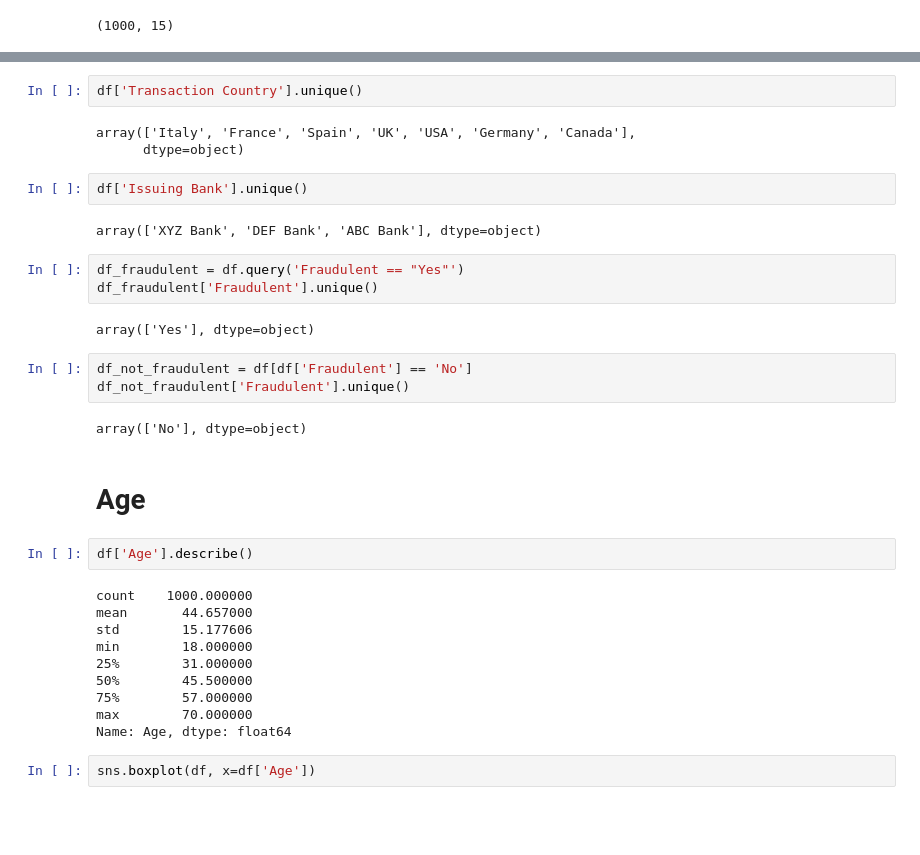
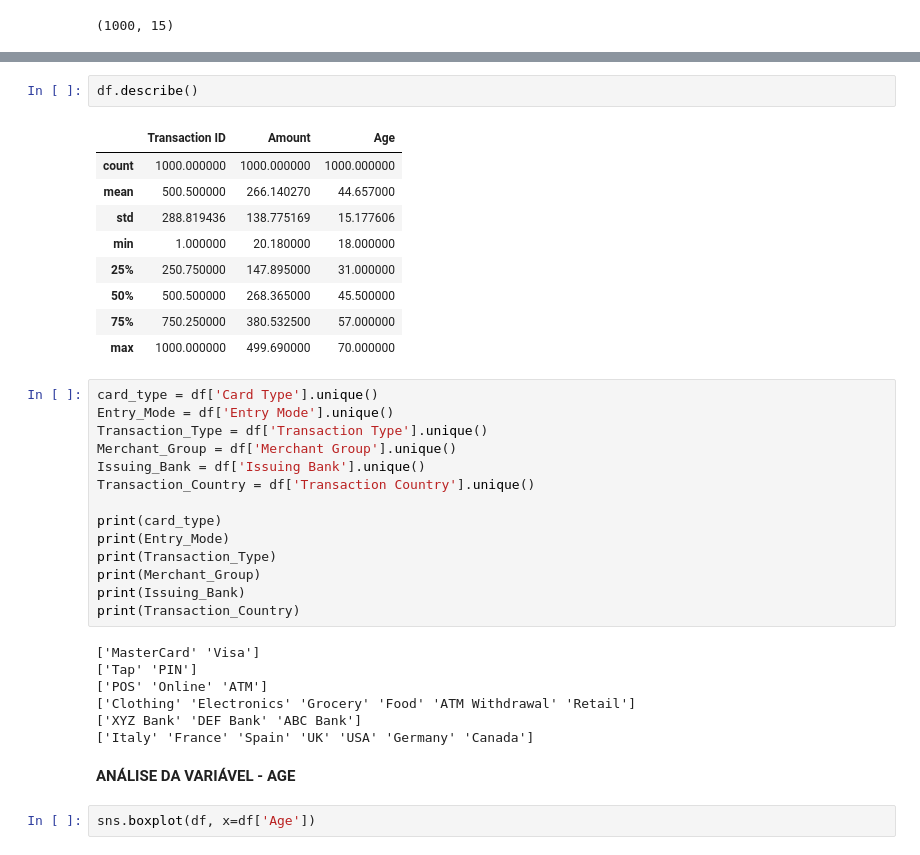
Before and after one commit to gseganzerla/trab, a Jupyter notebook: deep-learning.ipynb, the cells around one changed output, grey strips where cells are left out. Saved outputs shown, nothing was run; the diff lists cells and outputs as text; blank space fills up the shorter version.

```diff
--- a/deep-learning.ipynb
+++ b/deep-learning.ipynb
@@ -64,36 +81,38 @@ array(['Clothing', 'Electronics', 'Grocery', 'Food', 'ATM Withdrawal',
-# %%
-df['Transaction Country'].unique()
-# %% [output]
-array(['Italy', 'France', 'Spain', 'UK', 'USA', 'Germany', 'Canada'],
-      dtype=object)
-# %%
-df['Issuing Bank'].unique()
-# %% [output]
-array(['XYZ Bank', 'DEF Bank', 'ABC Bank'], dtype=object)
-# %%
-df_fraudulent = df.query('Fraudulent == "Yes"')
-df_fraudulent['Fraudulent'].unique()
-# %% [output]
-array(['Yes'], dtype=object)
-# %%
-df_not_fraudulent = df[df['Fraudulent'] == 'No']
-df_not_fraudulent['Fraudulent'].unique()
-# %% [output]
-array(['No'], dtype=object)
-# %% [markdown]
-# Age
 # %%
-df['Age'].describe()
+df.describe()
 # %% [output]
-count    1000.000000
-mean       44.657000
-std        15.177606
-min        18.000000
-25%        31.000000
-50%        45.500000
-75%        57.000000
-max        70.000000
-Name: Age, dtype: float64
+|  | Transaction ID | Amount | Age |
+| count | 1000.000000 | 1000.000000 | 1000.000000 |
+| mean | 500.500000 | 266.140270 | 44.657000 |
+| std | 288.819436 | 138.775169 | 15.177606 |
+| min | 1.000000 | 20.180000 | 18.000000 |
+| 25% | 250.750000 | 147.895000 | 31.000000 |
+| 50% | 500.500000 | 268.365000 | 45.500000 |
+| 75% | 750.250000 | 380.532500 | 57.000000 |
+| max | 1000.000000 | 499.690000 | 70.000000 |
+# %%
+card_type = df['Card Type'].unique()
+Entry_Mode = df['Entry Mode'].unique()
+Transaction_Type = df['Transaction Type'].unique()
+Merchant_Group = df['Merchant Group'].unique()
+Issuing_Bank = df['Issuing Bank'].unique()
+Transaction_Country = df['Transaction Country'].unique()
+
+print(card_type)
+print(Entry_Mode)
+print(Transaction_Type)
+print(Merchant_Group)
+print(Issuing_Bank)
+print(Transaction_Country)
+# %% [output]
+['MasterCard' 'Visa']
+['Tap' 'PIN']
+['POS' 'Online' 'ATM']
+['Clothing' 'Electronics' 'Grocery' 'Food' 'ATM Withdrawal' 'Retail']
+['XYZ Bank' 'DEF Bank' 'ABC Bank']
+['Italy' 'France' 'Spain' 'UK' 'USA' 'Germany' 'Canada']
+# %% [markdown]
+**ANÁLISE DA VARIÁVEL - AGE**
 # %%
 sns.boxplot(df, x=df['Age'])
 # %% [output]
```
Also changed, not shown: parts of 69 cells of this notebook.
